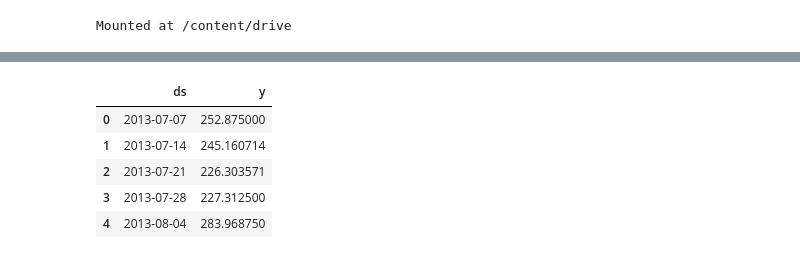
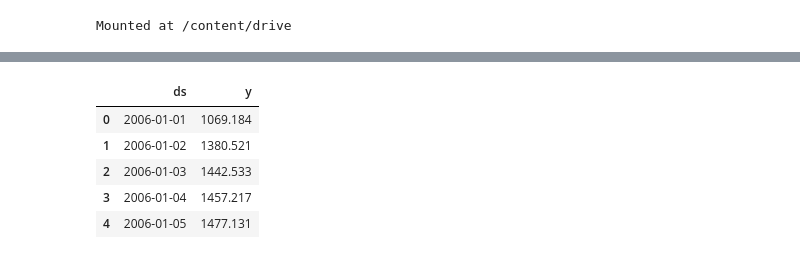
Before and after one commit to angeloken/Riset-I-smile, a Jupyter notebook: riset_prediksi_listrik_ver_1.ipynb, the cells around one changed output, grey strips where cells are left out. Drawn from its saved outputs; the diff is of its cells as text; code cells hidden in the pictures.

```diff
--- a/riset_prediksi_listrik_ver_1.ipynb
+++ b/riset_prediksi_listrik_ver_1.ipynb
@@ -62,2 +47,6 @@ memory usage: 414.1 KB
+# %%
+df = df[['Date','Consumption']]
+# %%
+df['Date'] = pd.to_datetime(df['Date'])
 # %%
-df.set_index(df['date'],inplace=True)
+df.set_index(df['Date'],inplace=True)
@@ -76,3 +53,5 @@ weekly_data.head()
+# %%
+df=df.drop(['Date'],axis=1)
 # %%
 def plot_data(col):
     plt.figure(figsize=(17, 8))
@@ -116,16 +71,16 @@ import logging
 
 logging.getLogger().setLevel(logging.ERROR)
 # %%
-df = weekly_data.reset_index()
+df = df.reset_index()
 df.columns = ['ds', 'y']
 df.head()
 # %% [output]
 |  | ds | y |
-| 0 | 2013-07-07 | 252.875000 |
-| 1 | 2013-07-14 | 245.160714 |
-| 2 | 2013-07-21 | 226.303571 |
-| 3 | 2013-07-28 | 227.312500 |
-| 4 | 2013-08-04 | 283.968750 |
+| 0 | 2006-01-01 | 1069.184 |
+| 1 | 2006-01-02 | 1380.521 |
+| 2 | 2006-01-03 | 1442.533 |
+| 3 | 2006-01-04 | 1457.217 |
+| 4 | 2006-01-05 | 1477.131 |
 # %%
 prediction_size = 30
 train_df = df[:-prediction_size]
```
Also changed, not shown: parts of 22 cells of this notebook.
